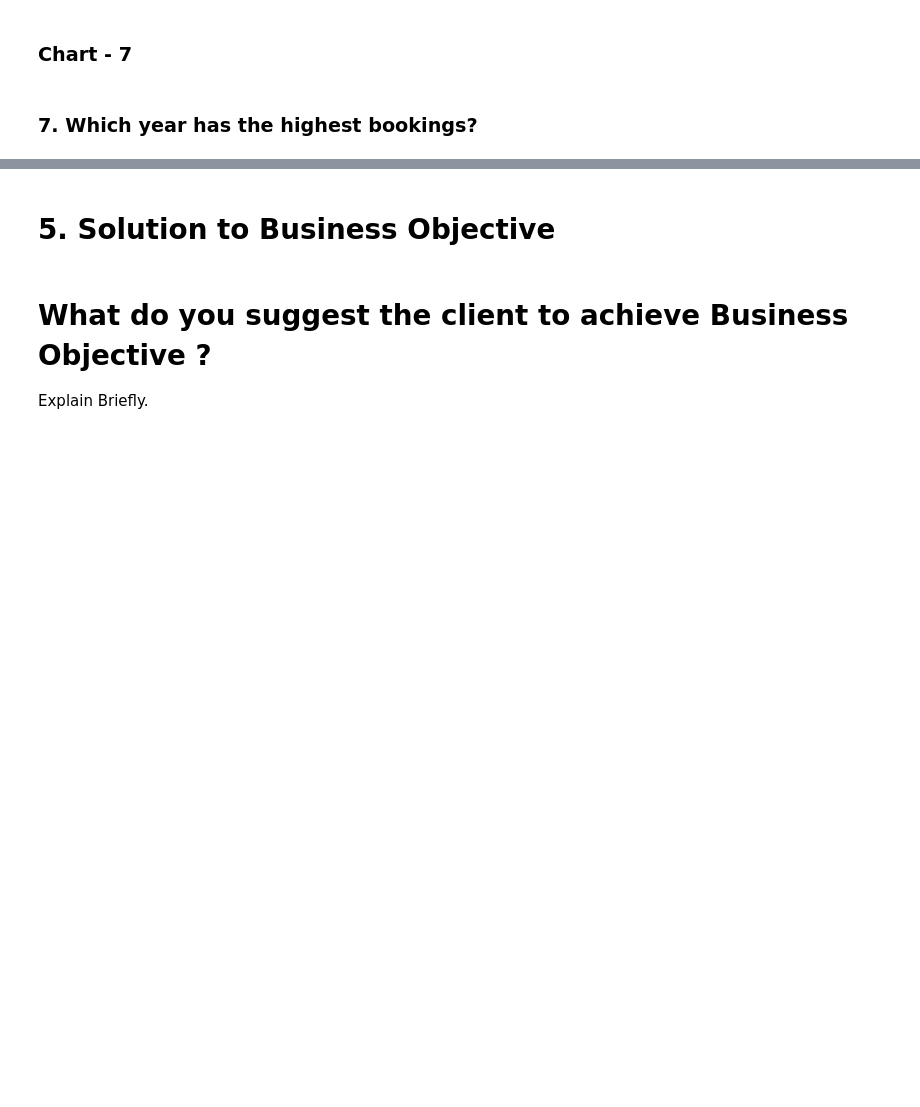
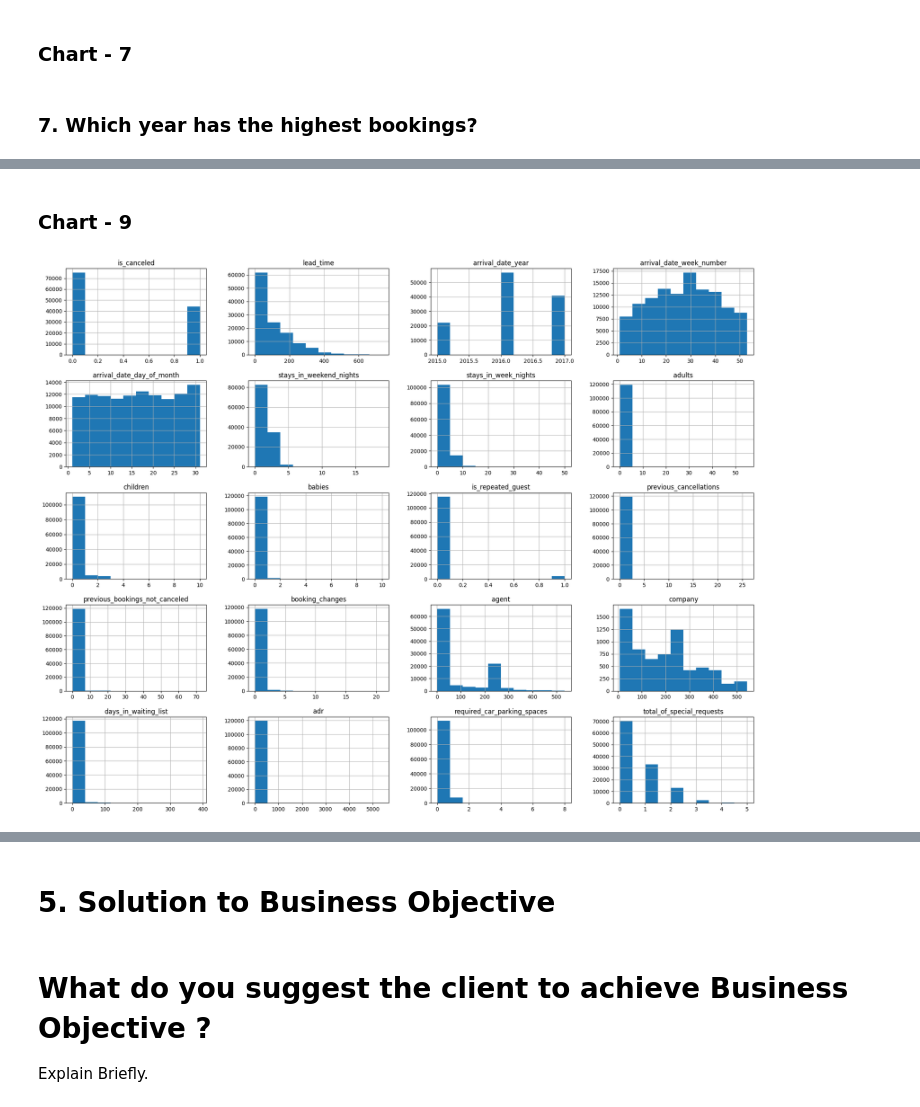
Before and after one commit to Shreya-1003/CapStone-Projects-Module_2, a Jupyter notebook: EDA_Hotel_Booking_Analysis.ipynb, the cells around one changed output, grey strips where cells are left out. Cells and saved outputs as stored; diff of their text form; code cells hidden in the pictures; blank space fills up the shorter version.

```diff
--- a/EDA_Hotel_Booking_Analysis.ipynb
+++ b/EDA_Hotel_Booking_Analysis.ipynb
@@ -726,0 +825,10 @@ Are there any insights that lead to negative growth? Justify with specific reaso
+# %% [markdown]
+### Chart - 9
+# %%
+# Chart - 9 visualization code
+# Plotting histogram
+
+hotel_df.hist(figsize=(23,18))
+plt.show()
+# %% [output]
+[figure, added]
```
Also changed, not shown: parts of 17 cells of this notebook.
